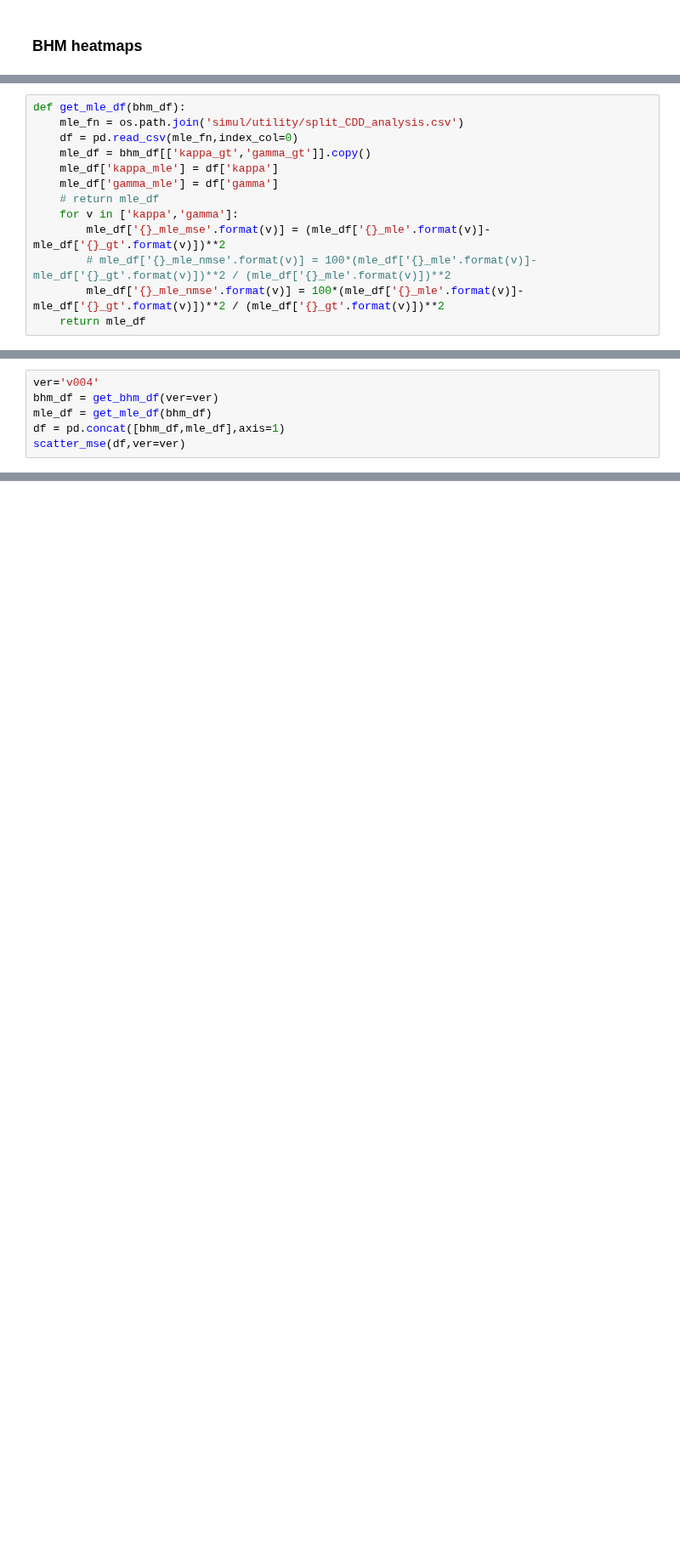
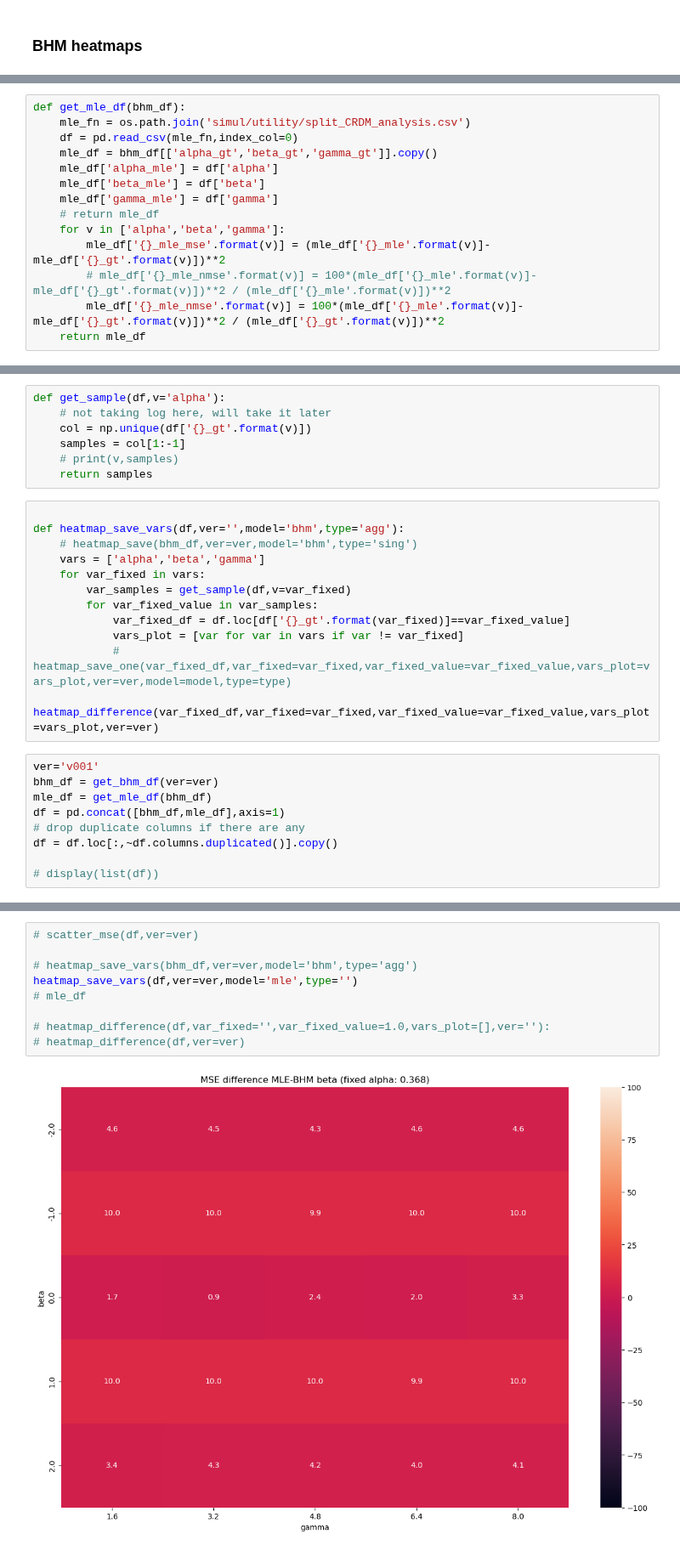
Before and after one commit to CDN-Lab/BH_model, a Jupyter notebook: crdm/pr_summary.ipynb, the cells around one changed output, grey strips where cells are left out. Shown at 85% size. Saved outputs shown, nothing was run; the diff lists cells and outputs as text; blank space fills up the shorter version.

Commit message:
developing heatmaps for visualizing BHM comparison to MLE

```diff
--- a/crdm/pr_summary.ipynb
+++ b/crdm/pr_summary.ipynb
@@ -57,13 +91,14 @@ def get_bhm_df(ver='v002'):
     return bhm_df
 # %%
 def get_mle_df(bhm_df):
-    mle_fn = os.path.join('simul/utility/split_CDD_analysis.csv')
+    mle_fn = os.path.join('simul/utility/split_CRDM_analysis.csv')
     df = pd.read_csv(mle_fn,index_col=0)
-    mle_df = bhm_df[['kappa_gt','gamma_gt']].copy()
-    mle_df['kappa_mle'] = df['kappa']
+    mle_df = bhm_df[['alpha_gt','beta_gt','gamma_gt']].copy()
+    mle_df['alpha_mle'] = df['alpha']
+    mle_df['beta_mle'] = df['beta']
     mle_df['gamma_mle'] = df['gamma']
     # return mle_df
-    for v in ['kappa','gamma']:
+    for v in ['alpha','beta','gamma']:
         mle_df['{}_mle_mse'.format(v)] = (mle_df['{}_mle'.format(v)]-mle_df['{}_gt'.format(v)])**2
         # mle_df['{}_mle_nmse'.format(v)] = 100*(mle_df['{}_mle'.format(v)]-mle_df['{}_gt'.format(v)])**2 / (mle_df['{}_mle'.format(v)])**2
         mle_df['{}_mle_nmse'.format(v)] = 100*(mle_df['{}_mle'.format(v)]-mle_df['{}_gt'.format(v)])**2 / (mle_df['{}_gt'.format(v)])**2
@@ -161,6 +189,28 @@ print(np.log([0.0022,7.875]))
+# %%
+def get_sample(df,v='alpha'):
+    # not taking log here, will take it later
+    col = np.unique(df['{}_gt'.format(v)])
+    samples = col[1:-1]
+    # print(v,samples)
+    return samples
+# %%
+
+def heatmap_save_vars(df,ver='',model='bhm',type='agg'):
+    # heatmap_save(bhm_df,ver=ver,model='bhm',type='sing')
+    vars = ['alpha','beta','gamma']
+    for var_fixed in vars:
+        var_samples = get_sample(df,v=var_fixed)
+        for var_fixed_value in var_samples:
+            var_fixed_df = df.loc[df['{}_gt'.format(var_fixed)]==var_fixed_value]
+            vars_plot = [var for var in vars if var != var_fixed]
+            # heatmap_save_one(var_fixed_df,var_fixed=var_fixed,var_fixed_value=var_fixed_value,vars_plot=vars_plot,ver=ver,model=model,type=type)
+            heatmap_difference(var_fixed_df,var_fixed=var_fixed,var_fixed_value=var_fixed_value,vars_plot=vars_plot,ver=ver)
 # %%
-ver='v004'
+ver='v001'
 bhm_df = get_bhm_df(ver=ver)
 mle_df = get_mle_df(bhm_df)
 df = pd.concat([bhm_df,mle_df],axis=1)
-scatter_mse(df,ver=ver)
+# drop duplicate columns if there are any
+df = df.loc[:,~df.columns.duplicated()].copy()
+
+# display(list(df))
@@ -180,0 +217,11 @@ scatter_mse(df,ver=ver)
+# %%
+# scatter_mse(df,ver=ver)
+
+# heatmap_save_vars(bhm_df,ver=ver,model='bhm',type='agg')
+heatmap_save_vars(df,ver=ver,model='mle',type='')
+# mle_df
+
+# heatmap_difference(df,var_fixed='',var_fixed_value=1.0,vars_plot=[],ver=''):
+# heatmap_difference(df,ver=ver)
+# %% [output]
+[figure, added]
```
Also changed, not shown: parts of 9 cells of this notebook, 18 other files.
